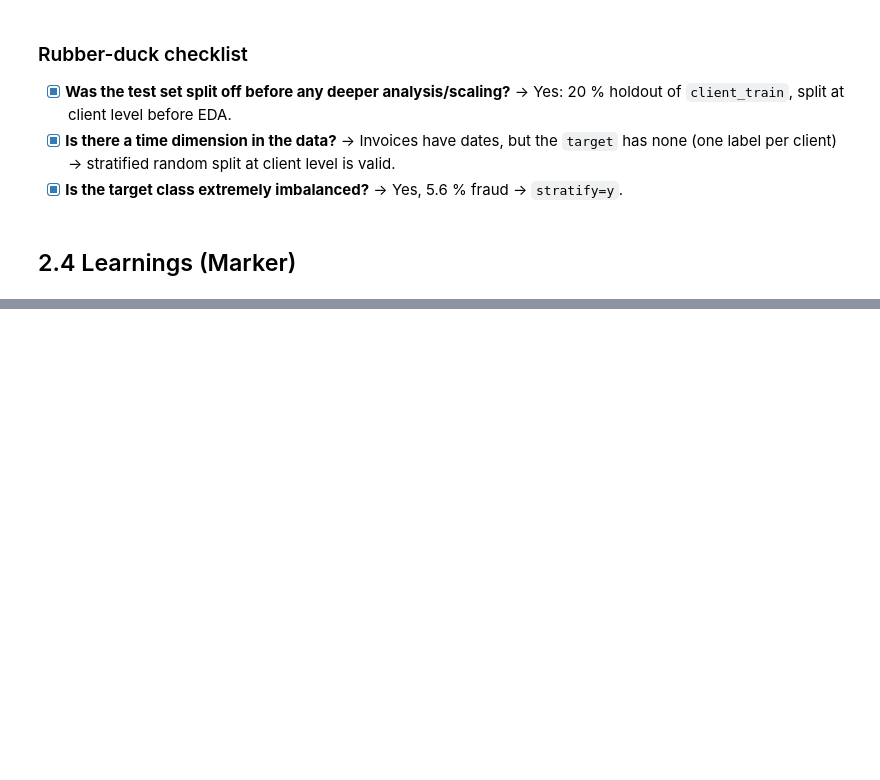
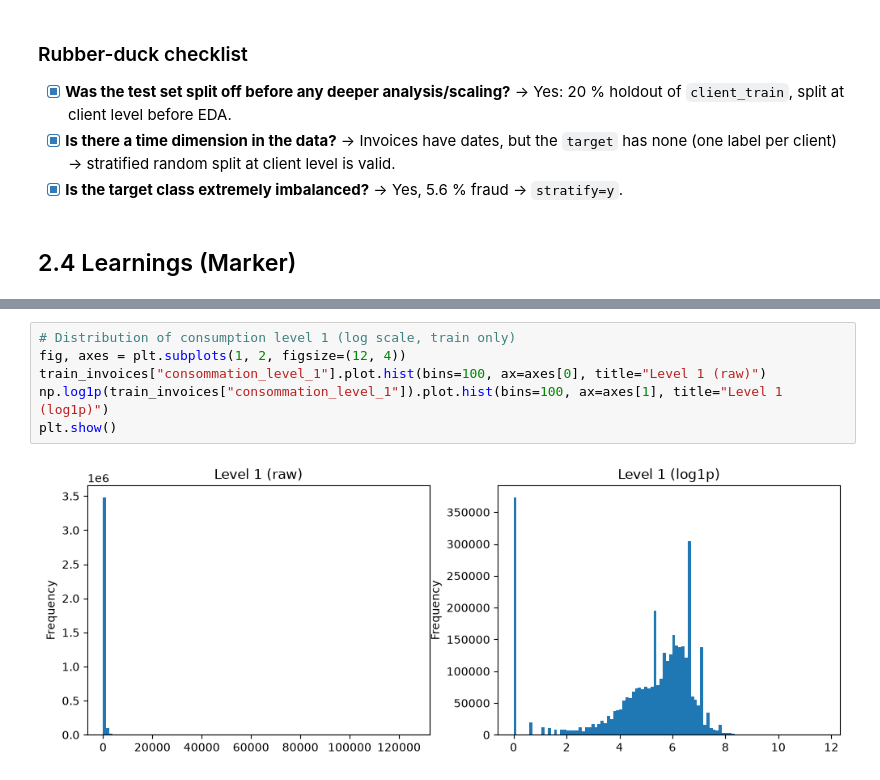
Before and after one commit to mLuca/09_01-ds-ml-project, a Jupyter notebook: 04_fraud_project.ipynb, the cells around one changed output, grey strips where cells are left out. Cells and saved outputs as stored; diff of their text form; blank space fills up the shorter version.

```diff
--- a/04_fraud_project.ipynb
+++ b/04_fraud_project.ipynb
@@ -321,0 +450,8 @@ per_client.groupby("target").agg(
+# %%
+# Distribution of consumption level 1 (log scale, train only)
+fig, axes = plt.subplots(1, 2, figsize=(12, 4))
+train_invoices["consommation_level_1"].plot.hist(bins=100, ax=axes[0], title="Level 1 (raw)")
+np.log1p(train_invoices["consommation_level_1"]).plot.hist(bins=100, ax=axes[1], title="Level 1 (log1p)")
+plt.show()
+# %% [output]
+[figure, added]
```
Also changed, not shown: parts of 16 cells of this notebook.
